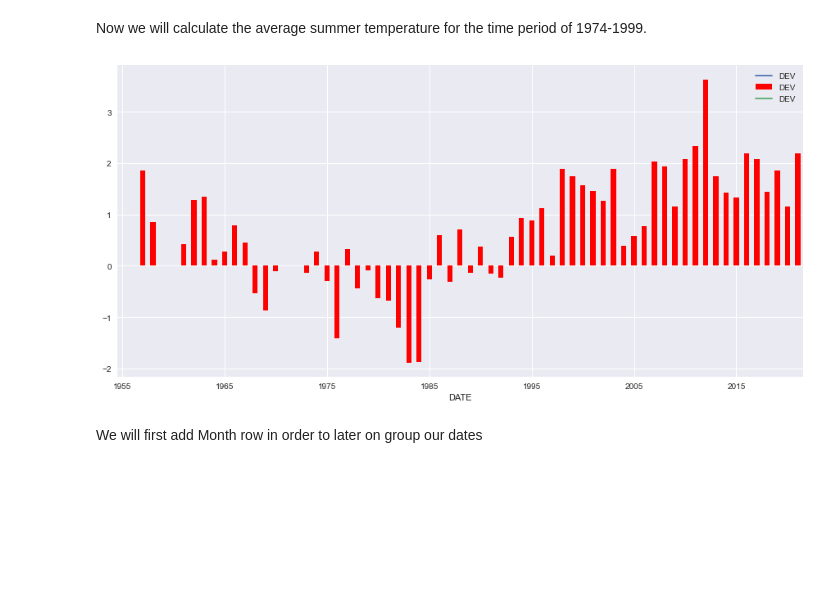
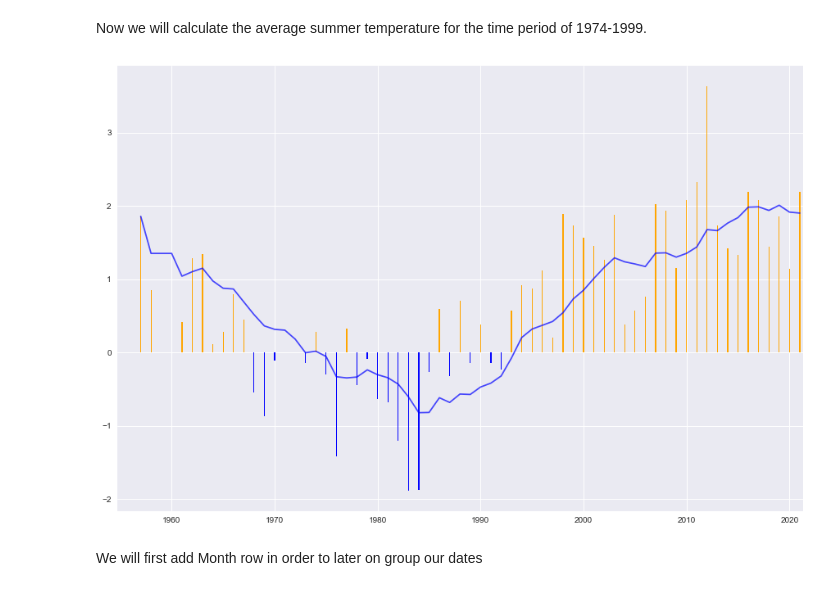
Before and after one commit to gliargovas/AML_2021_Assignments, a Jupyter notebook: Assignment1.ipynb, the cells around one changed output. Drawn from its saved outputs; the diff is of its cells as text; code cells hidden in the pictures; blank space fills up the shorter version.

```diff
--- a/Assignment1.ipynb
+++ b/Assignment1.ipynb
@@ -307,25 +307,30 @@ Now we will calculate the average summer temperature for the time period of 1974
 # %%
 baseline_temp = summer_means.loc[1974:1999]["TAVG"]
 baseline_temp = baseline_temp.mean()
 baseline_temp
 
 
 summer_means["DEV"] = summer_means["TAVG"] - baseline_temp
 summer_means["ROLLING"] = summer_means["DEV"].rolling(window=10, min_periods=1).mean()
-summer_means["DATE"] = pd.to_datetime(summer_means.index, format='%Y')
-summer_means["DATE"] = summer_means.index
+
 summer_means = summer_means.drop(columns="TAVG")
-summer_means
-fig, ax = plt.subplots(figsize=(15,7))
-
-summer_means.plot(x='DATE', y='DEV', ax=ax)
+summer_means = summer_means.reset_index()
+summer_means = summer_means.drop(columns="DATE")
+summer_means["POSITIVE"] = summer_means["DEV"] >= 0
+plt.style.use('seaborn')
+fig = plt.subplots(figsize=(15, 10))
 
 
-summer_means.plot(kind='bar', x='DATE', y='DEV', ax=ax, color="r")
-summer_means.plot(x='DATE', y='DEV', ax=ax)
-ax.xaxis.set_major_locator(tk.MultipleLocator(10))
+ax = summer_means['DEV'].plot(kind='bar', color=summer_means.POSITIVE.map({True: 'orange', False: 'b'}), width=0.1)
+summer_means['ROLLING'].plot(kind='line', color='b', alpha=0.7)
+ticks = [x for x in range(5,67,10)]
+ax.set_xticks(ticks)
+print()
+ax.set_xticklabels([x+1955 for x in ticks])
+
+plt.show()
 # %% [output]
-[figure, old version]
+[figure, new version]
 # %% [markdown]
 We will first add Month row in order to later on group our dates
 # %%
```
